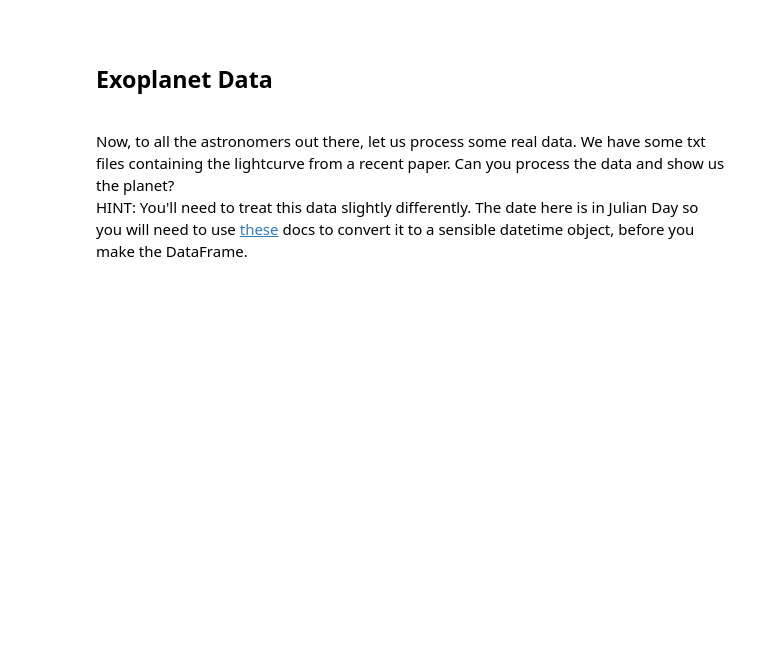
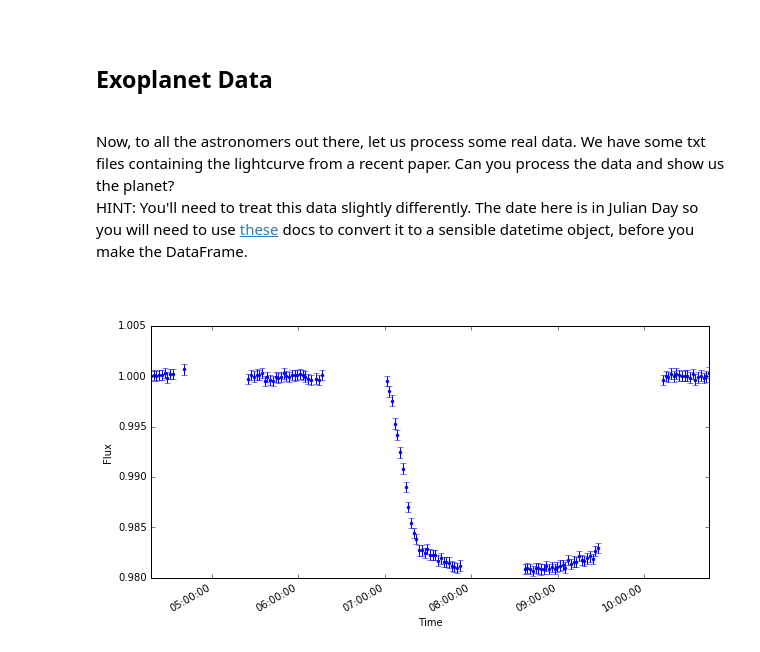
Before and after one commit to kattee/2016-01-11_Sheffield_Notes, a Jupyter notebook: 08-Time-Series-Data.ipynb, the cells around one changed output. Drawn from its saved outputs; the diff is of its cells as text; code cells hidden in the pictures; blank space fills up the shorter version.

```diff
--- a/08-Time-Series-Data.ipynb
+++ b/08-Time-Series-Data.ipynb
@@ -413,0 +344,36 @@ HINT: You'll need to treat this data slightly differently. The date here is in J
+# %%
+# Import data
+data_set = np.loadtxt('data/XO1_wl_transit_FLUX.txt')
+data_set[0]
+
+# Seperate out the different columns (: means include all rows)
+Julian_Date = data_set[:,0]
+Flux = data_set[:,1]
+Flux_Error = data_set[:,2]
+Raw_Flux = data_set[:,3]
+Raw_Flux_Error = data_set[:,4]
+
+# Create the dictionary for pandas - need data and index
+dictionary = {'Flux':data_set[:,1], 'Flux_Error':data_set[:,2], 'Raw_Flux':data_set[:,3],
+     'Raw_Flux_Error':data_set[:,4]}
+df = pd.DataFrame(data=dictionary, index=data_set[:,4])
+
+
+# Convert Julian Day Time to UTC using datetime
+t = Time(data_set[:,0], format='jd')
+UTC = t.datetime
+# Change the data function index to UTC
+df.index = UTC
+
+
+# Plot Flux against time
+fig, ax = plt.subplots(1, figsize=(10,5))
+
+df['Flux'].plot(kind='line', ax=ax, fmt='.', yerr=df['Flux_Error'])
+fig.autofmt_xdate()
+ax.set_xlabel('Time')
+ax.set_ylabel('Flux')
+
+plt.show()
+# %% [output]
+[figure, added]
```
Also changed, not shown: parts of 20 cells of this notebook.
